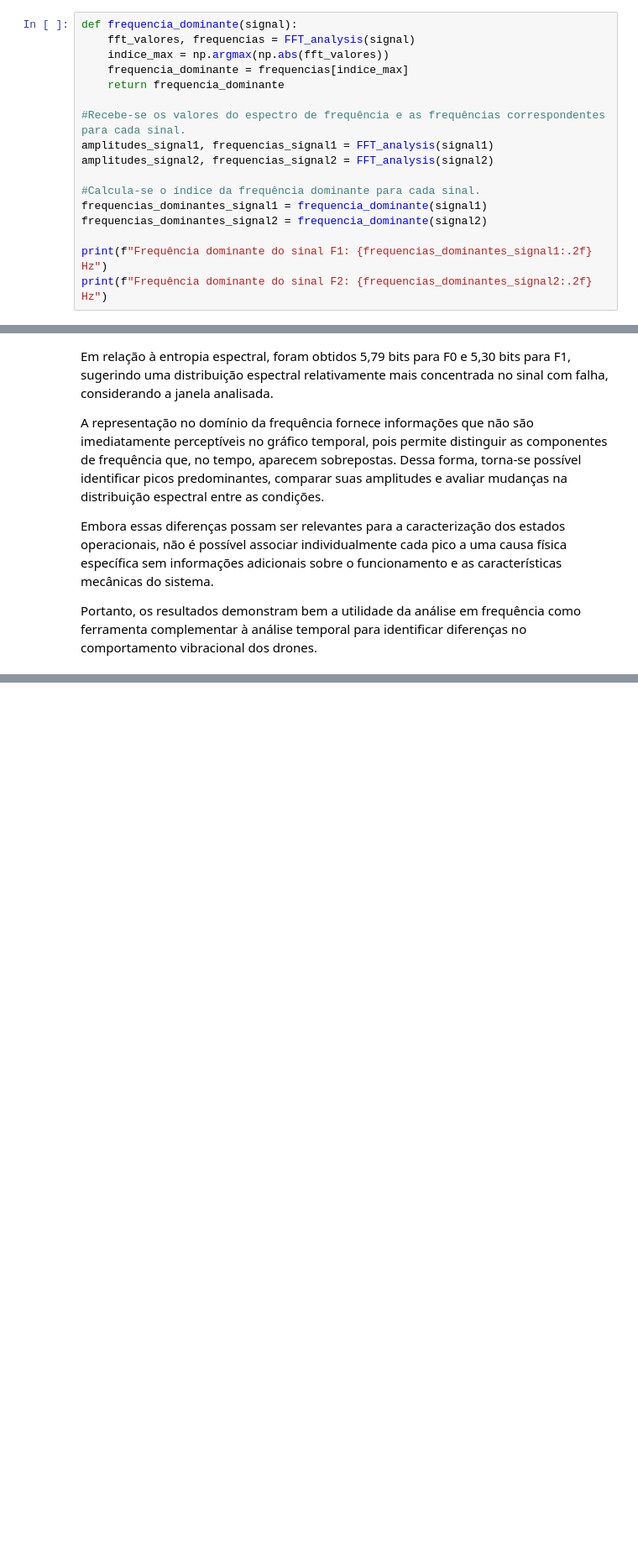
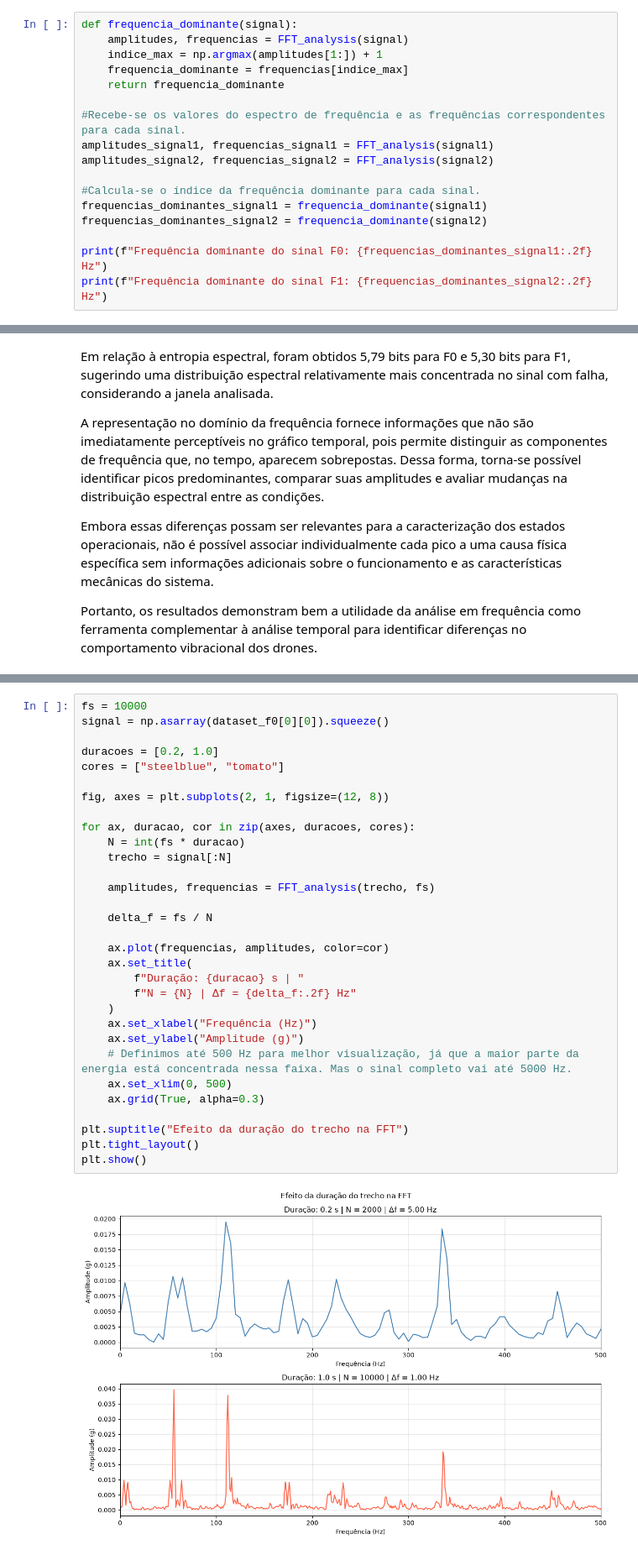
Before and after one commit to SillyGo/projeto-sinais, a Jupyter notebook: src/primeira_entrega/analise_no_dominio_da_frequencia.ipynb, the cells around one changed output, grey strips where cells are left out. Shown at 84% size. Saved outputs shown, nothing was run; the diff lists cells and outputs as text; blank space fills up the shorter version.

```diff
--- a/src/primeira_entrega/analise_no_dominio_da_frequencia.ipynb
+++ b/src/primeira_entrega/analise_no_dominio_da_frequencia.ipynb
@@ -326,8 +326,8 @@ Em todas as características baseadas em amplitude,
 a componente DC foi retirada.
 # %%
 def frequencia_dominante(signal):
-    fft_valores, frequencias = FFT_analysis(signal)
-    indice_max = np.argmax(np.abs(fft_valores))
+    amplitudes, frequencias = FFT_analysis(signal)
+    indice_max = np.argmax(amplitudes[1:]) + 1
     frequencia_dominante = frequencias[indice_max]
     return frequencia_dominante
 
@@ -339,6 +339,6 @@ amplitudes_signal2, frequencias_signal2 = FFT_analysis(signal2)
 frequencias_dominantes_signal1 = frequencia_dominante(signal1)
 frequencias_dominantes_signal2 = frequencia_dominante(signal2)
 
-print(f"Frequência dominante do sinal F1: {frequencias_dominantes_signal1:.2f} Hz")
-print(f"Frequência dominante do sinal F2: {frequencias_dominantes_signal2:.2f} Hz")
+print(f"Frequência dominante do sinal F0: {frequencias_dominantes_signal1:.2f} Hz")
+print(f"Frequência dominante do sinal F1: {frequencias_dominantes_signal2:.2f} Hz")
 # %% [output]
@@ -839,0 +842,33 @@ Portanto, os resultados demonstram bem a utilidade da análise em frequência co
+# %%
+fs = 10000
+signal = np.asarray(dataset_f0[0][0]).squeeze()
+
+duracoes = [0.2, 1.0]
+cores = ["steelblue", "tomato"]
+
+fig, axes = plt.subplots(2, 1, figsize=(12, 8))
+
+for ax, duracao, cor in zip(axes, duracoes, cores):
+    N = int(fs * duracao)
+    trecho = signal[:N]
+
+    amplitudes, frequencias = FFT_analysis(trecho, fs)
+
+    delta_f = fs / N
+
+    ax.plot(frequencias, amplitudes, color=cor)
+    ax.set_title(
+        f"Duração: {duracao} s | "
+        f"N = {N} | Δf = {delta_f:.2f} Hz"
+    )
+    ax.set_xlabel("Frequência (Hz)")
+    ax.set_ylabel("Amplitude (g)")
+    # Definimos até 500 Hz para melhor visualização, já que a maior parte da energia está concentrada nessa faixa. Mas o sinal completo vai até 5000 Hz.
+    ax.set_xlim(0, 500)
+    ax.grid(True, alpha=0.3)
+
+plt.suptitle("Efeito da duração do trecho na FFT")
+plt.tight_layout()
+plt.show()
+# %% [output]
+[figure, added]
```
Also changed, not shown: parts of 11 cells of this notebook, 1 other file.
